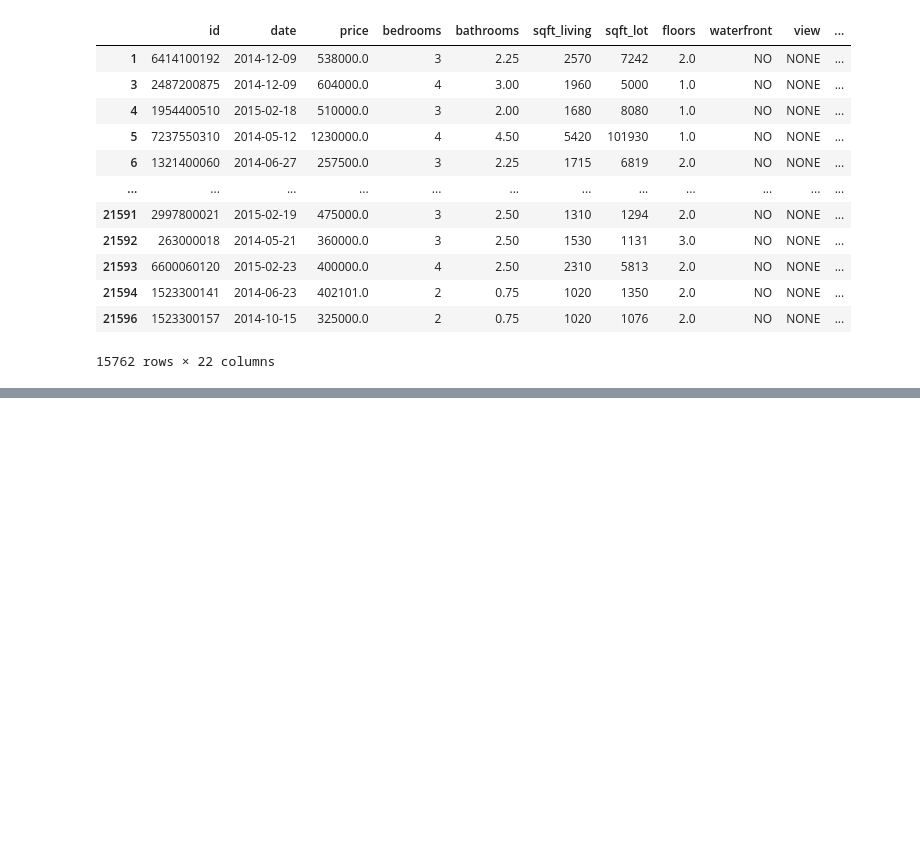
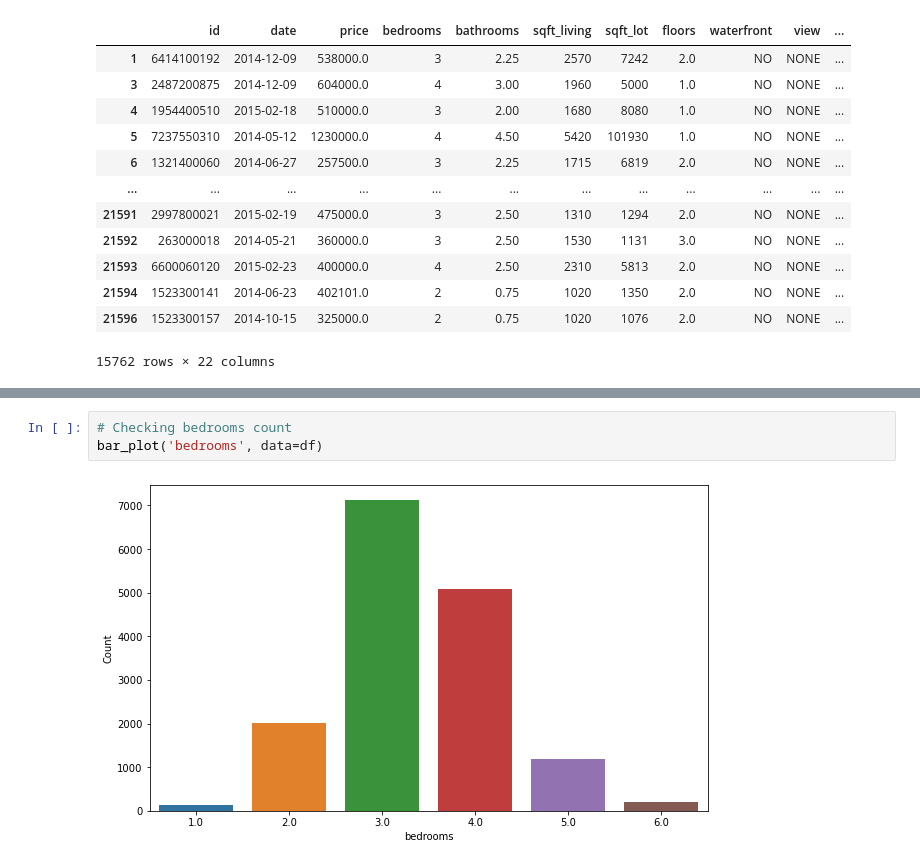
Before and after one commit to learn-co-curriculum/dsc-phase-2-project-v2-3, a Jupyter notebook: student.ipynb, the cells around one changed output, grey strips where cells are left out. Cells and saved outputs as stored; diff of their text form; blank space fills up the shorter version.

```diff
--- a/student.ipynb
+++ b/student.ipynb
@@ -303,0 +392,5 @@ df
+# %%
+# Checking bedrooms count
+bar_plot('bedrooms', data=df)
+# %% [output]
+[figure, added]
```
Also changed, not shown: parts of 18 cells of this notebook.
